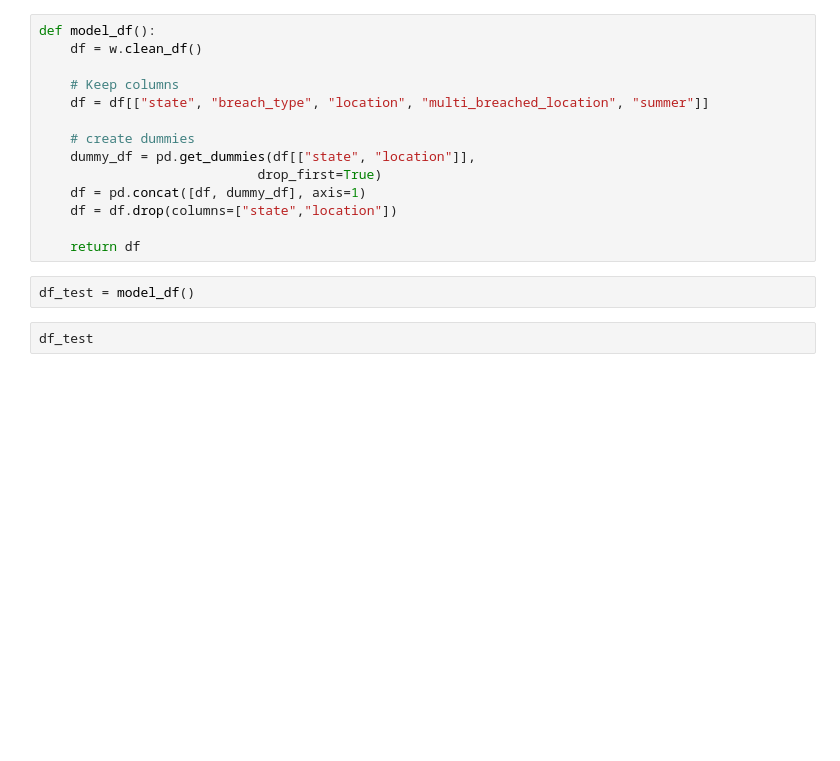
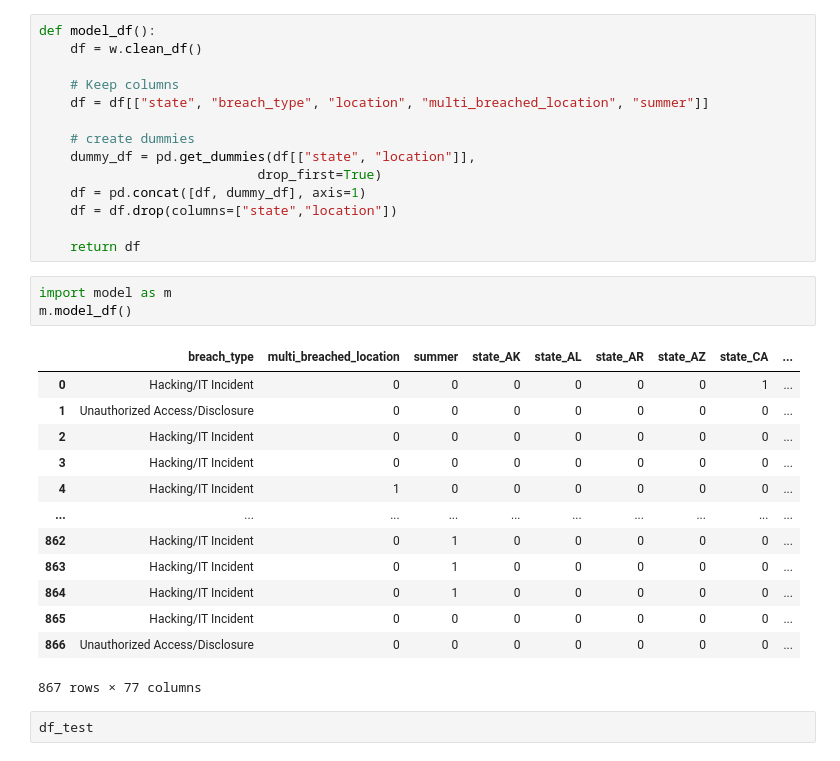
Before and after one commit to Keila-Camarillo/healthcare_breach, a Jupyter notebook: model.ipynb, the cells around one changed output. Drawn from its saved outputs; the diff is of its cells as text; blank space fills up the shorter version.

```diff
--- a/model.ipynb
+++ b/model.ipynb
@@ -158,8 +154,23 @@ def model_df():
     df = df.drop(columns=["state","location"])
 
     return df
-# %%
-df_test = model_df()
+# %%
+import model as m
+m.model_df()
+# %% [output]
+|  | breach_type | multi_breached_location | summer | state_AK | state_AL | state_AR | state_AZ | state_CA | ... |
+| 0 | Hacking/IT Incident | 0 | 0 | 0 | 0 | 0 | 0 | 1 | ... |
+| 1 | Unauthorized Access/Disclosure | 0 | 0 | 0 | 0 | 0 | 0 | 0 | ... |
+| 2 | Hacking/IT Incident | 0 | 0 | 0 | 0 | 0 | 0 | 0 | ... |
+| 3 | Hacking/IT Incident | 0 | 0 | 0 | 0 | 0 | 0 | 0 | ... |
+| 4 | Hacking/IT Incident | 1 | 0 | 0 | 0 | 0 | 0 | 0 | ... |
+| ... | ... | ... | ... | ... | ... | ... | ... | ... | ... |
+| 862 | Hacking/IT Incident | 0 | 1 | 0 | 0 | 0 | 0 | 0 | ... |
+| 863 | Hacking/IT Incident | 0 | 1 | 0 | 0 | 0 | 0 | 0 | ... |
+| 864 | Hacking/IT Incident | 0 | 1 | 0 | 0 | 0 | 0 | 0 | ... |
+| 865 | Hacking/IT Incident | 0 | 0 | 0 | 0 | 0 | 0 | 0 | ... |
+| 866 | Unauthorized Access/Disclosure | 0 | 0 | 0 | 0 | 0 | 0 | 0 | ... |
+867 rows × 77 columns
 # %%
 df_test
 # %% [output]
```
Also changed, not shown: parts of 7 cells of this notebook, 6 other files.
